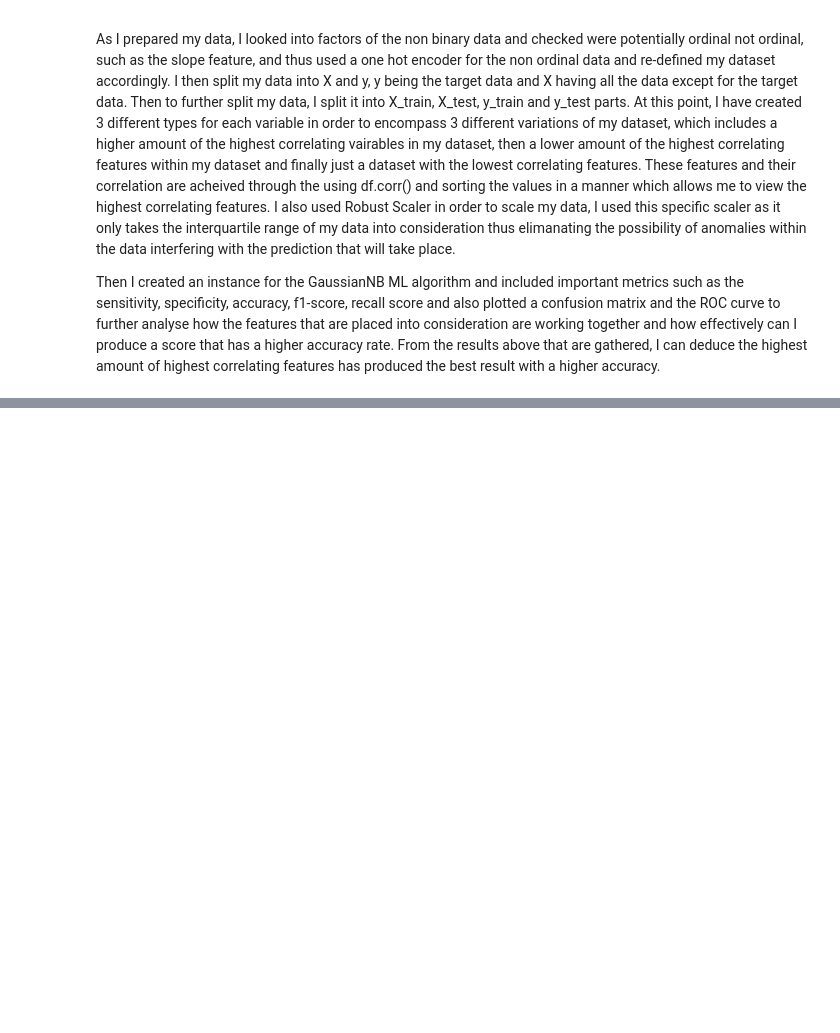
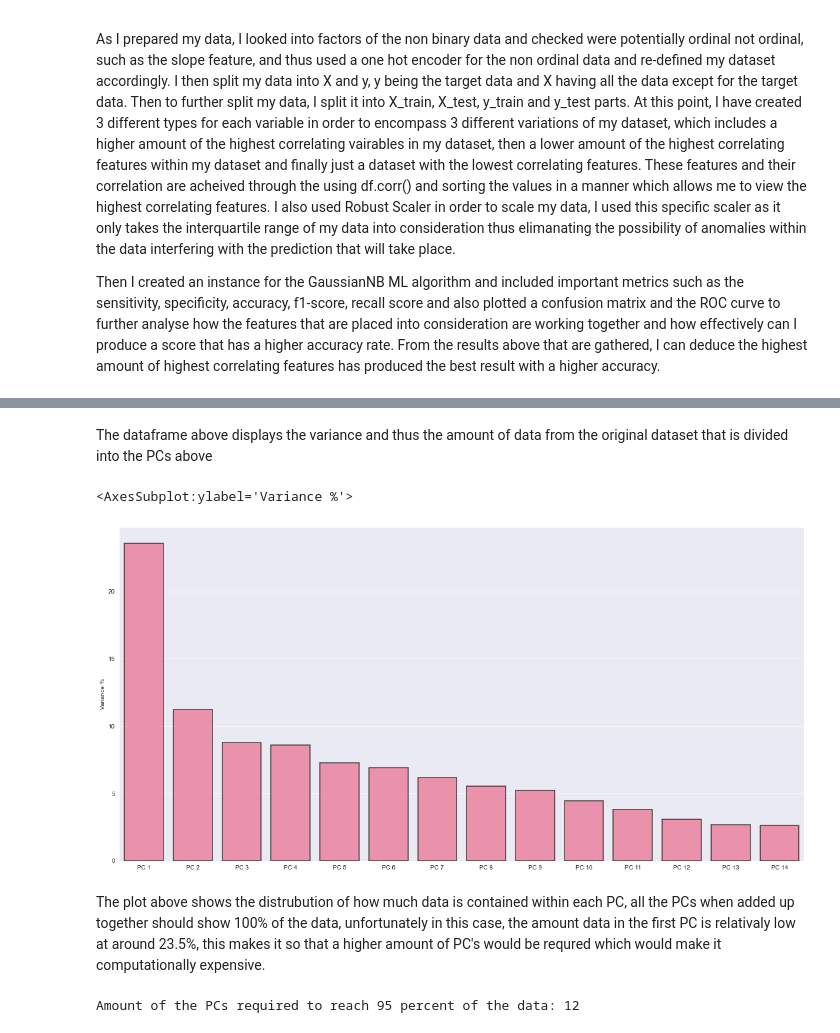
Before and after one commit to Harshal12355/Heart-Disease, a Jupyter notebook: heart_final.ipynb, the cells around one changed output, grey strips where cells are left out. Saved outputs shown, nothing was run; the diff lists cells and outputs as text; code cells hidden in the pictures; blank space fills up the shorter version.

```diff
--- a/heart_final.ipynb
+++ b/heart_final.ipynb
@@ -762,0 +807,3 @@ Then I created an instance for the GaussianNB ML algorithm and included importan
+# %%
+scaler = StandardScaler()
+scaled_df = scaler.fit_transform(df)
@@ -762,0 +814,3 @@ Then I created an instance for the GaussianNB ML algorithm and included importan
+# %%
+pca = PCA()
+pca.fit(scaled_df)
@@ -762,0 +819,3 @@ Then I created an instance for the GaussianNB ML algorithm and included importan
+# %%
+pca_variance = pca.explained_variance_ratio_
+pca_variance
@@ -762,0 +826,3 @@ Then I created an instance for the GaussianNB ML algorithm and included importan
+# %%
+pca_variance_df = pd.DataFrame({'Variance %': pca_variance*100})
+pca_variance_df
@@ -762,0 +845,22 @@ Then I created an instance for the GaussianNB ML algorithm and included importan
+# %% [markdown]
+The dataframe above displays the variance and thus the amount of data from the original dataset that is divided into the PCs above
+# %%
+plt.figure(figsize=(20,10))
+sns.barplot(x = ['PC ' + str(i) for i in range(1, 15)],
+                    y = pca_variance_df['Variance %'],
+                    linewidth = 1.5,
+                    edgecolor = 'k',
+                    color = '#ff5886',
+                    alpha = 0.7)
+# %% [output]
+<AxesSubplot:ylabel='Variance %'>
+[figure, added]
+# %% [markdown]
+The plot above shows the distrubution of how much data is contained within each PC, all the PCs when added up together should show 100% of the data, unfortunately in this case, the amount data in the first PC is relativaly low at around 23.5%, this makes it so that a higher amount of PC's would be requred which would make it computationally expensive.
+# %%
+#Asking sklearn and numpy to tell me how many PC's are required to fit about 95% of the data
+cumsum = np.cumsum(pca_variance)
+d = np.argmax(cumsum>=0.95)
+print('Amount of the PCs required to reach 95 percent of the data:', d)
+# %% [output]
+Amount of the PCs required to reach 95 percent of the data: 12
```
Also changed, not shown: parts of 45 cells of this notebook, 2 other files.
